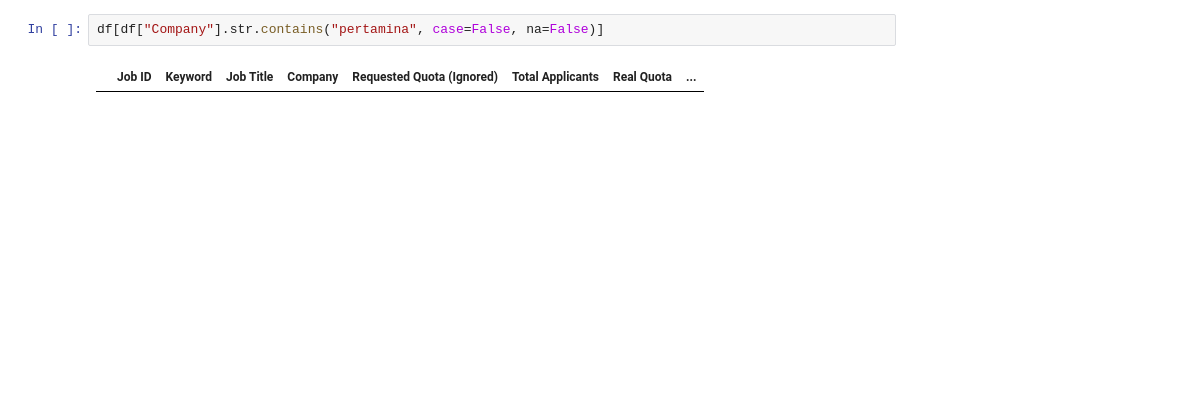
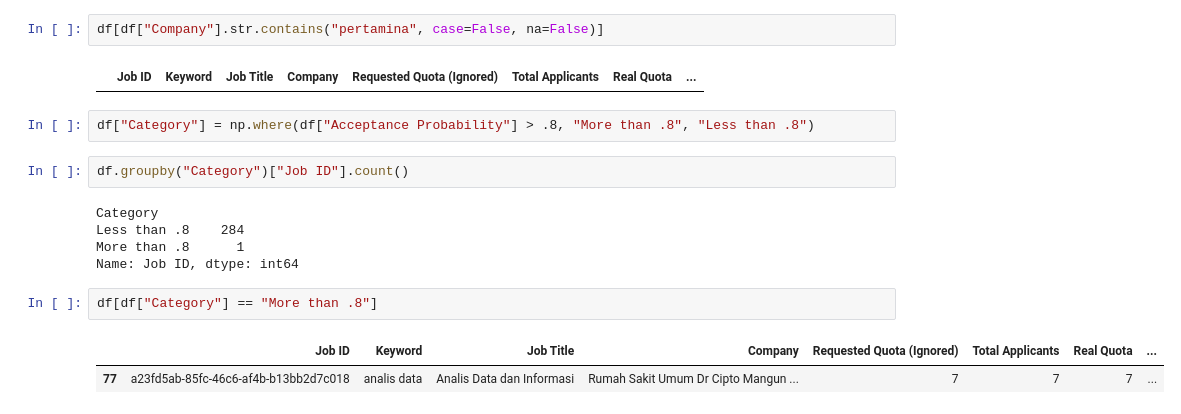
Before and after one commit to tejakusumahyusuf832/maganghub-analysis, a Jupyter notebook: notebooks/1.0-yt-eda.ipynb, the cells around one changed output. Drawn from its saved outputs; the diff is of its cells as text; blank space fills up the shorter version.

```diff
--- a/notebooks/1.0-yt-eda.ipynb
+++ b/notebooks/1.0-yt-eda.ipynb
@@ -257,3 +258,17 @@ df[df["Description"].str.contains("matematika|mathematics|math", case=False, na=
 df[df["Company"].str.contains("pertamina", case=False, na=False)]
 # %% [output]
 |  | Job ID | Keyword | Job Title | Company | Requested Quota (Ignored) | Total Applicants | Real Quota | ... |
+# %%
+df["Category"] = np.where(df["Acceptance Probability"] > .8, "More than .8", "Less than .8")
+# %%
+df.groupby("Category")["Job ID"].count()
+# %% [output]
+Category
+Less than .8    284
+More than .8      1
+Name: Job ID, dtype: int64
+# %%
+df[df["Category"] == "More than .8"]
+# %% [output]
+|  | Job ID | Keyword | Job Title | Company | Requested Quota (Ignored) | Total Applicants | Real Quota | ... |
+| 77 | a23fd5ab-85fc-46c6-af4b-b13bb2d7c018 | analis data | Analis Data dan Informasi | Rumah Sakit Umum Dr Cipto Mangun ... | 7 | 7 | 7 | ... |
```
Also changed, not shown: parts of 4 cells of this notebook, 1 other file.
